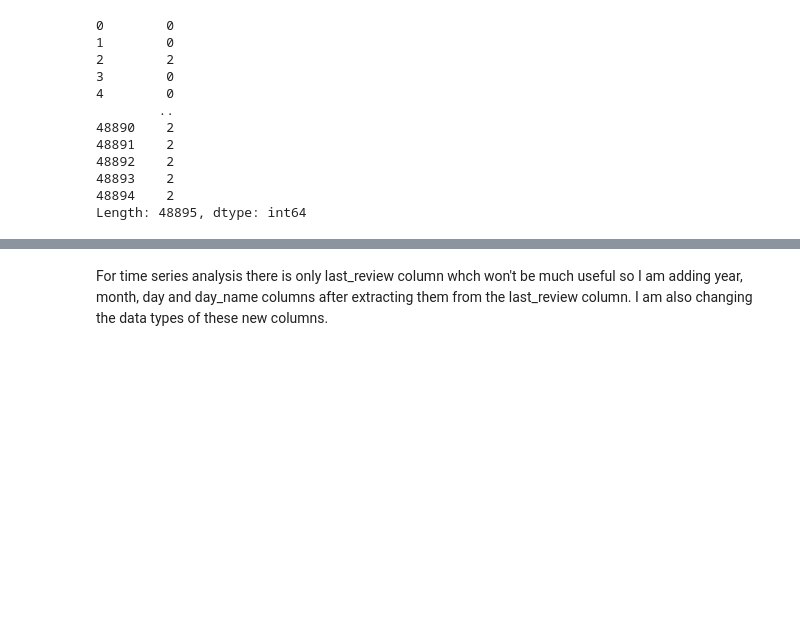
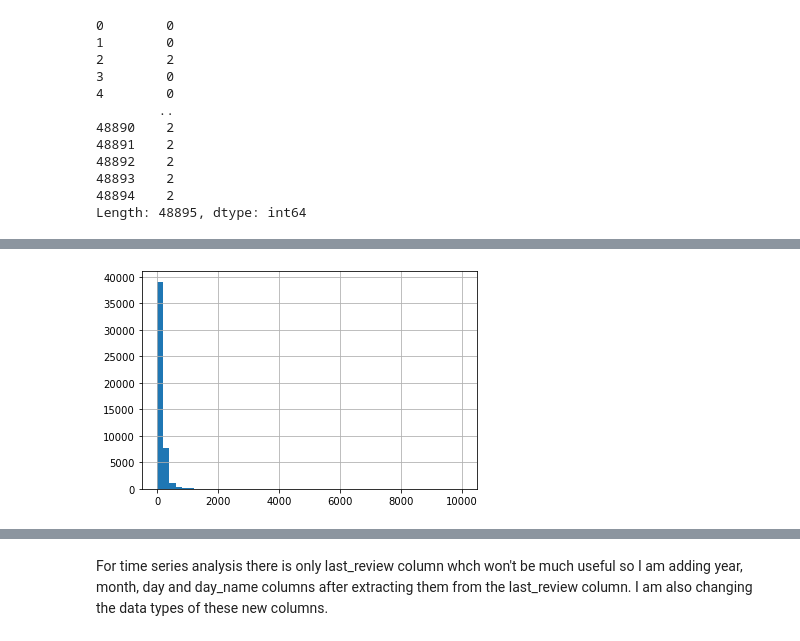
Before and after one commit to unpatel1/AirbnbNYC2019, a Jupyter notebook: AirbnbNYC2019.ipynb, the cells around one changed output, grey strips where cells are left out. Saved outputs shown, nothing was run; the diff lists cells and outputs as text; code cells hidden in the pictures; blank space fills up the shorter version.

```diff
--- a/AirbnbNYC2019.ipynb
+++ b/AirbnbNYC2019.ipynb
@@ -314,0 +328,5 @@ airbnb[num_missing_by_row > 0]
+# %%
+airbnb['price'].hist(bins = 50)
+plt.show()
+# %% [output]
+[figure, added]
```
Also changed, not shown: parts of 48 cells of this notebook.
